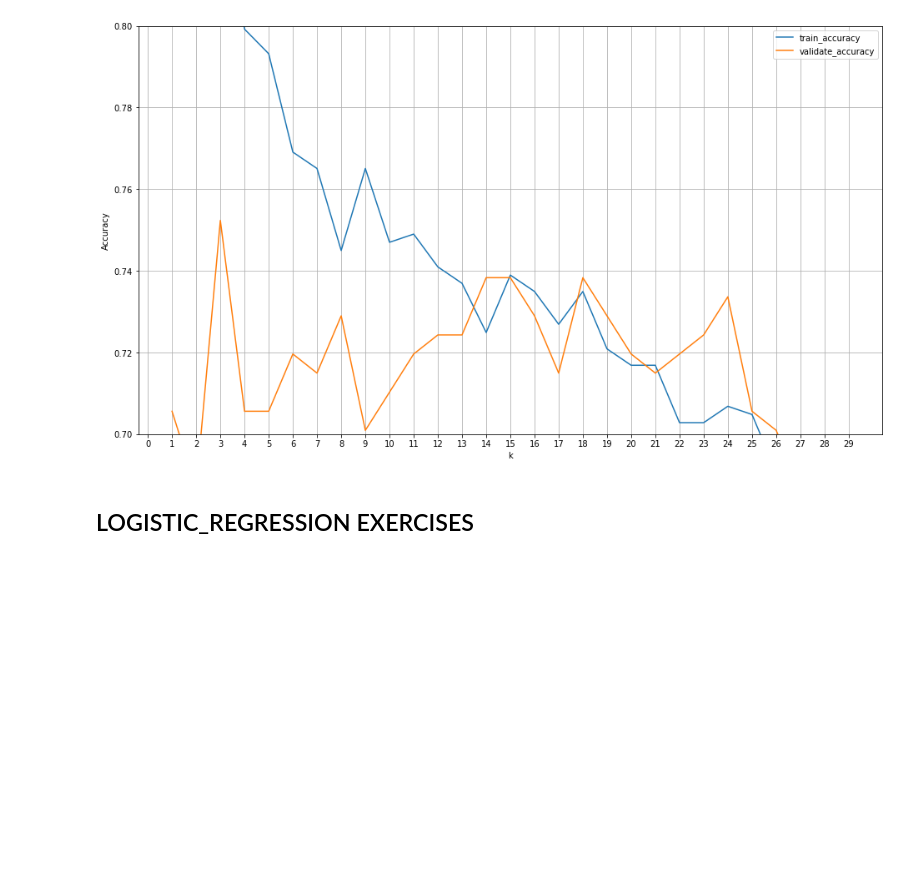
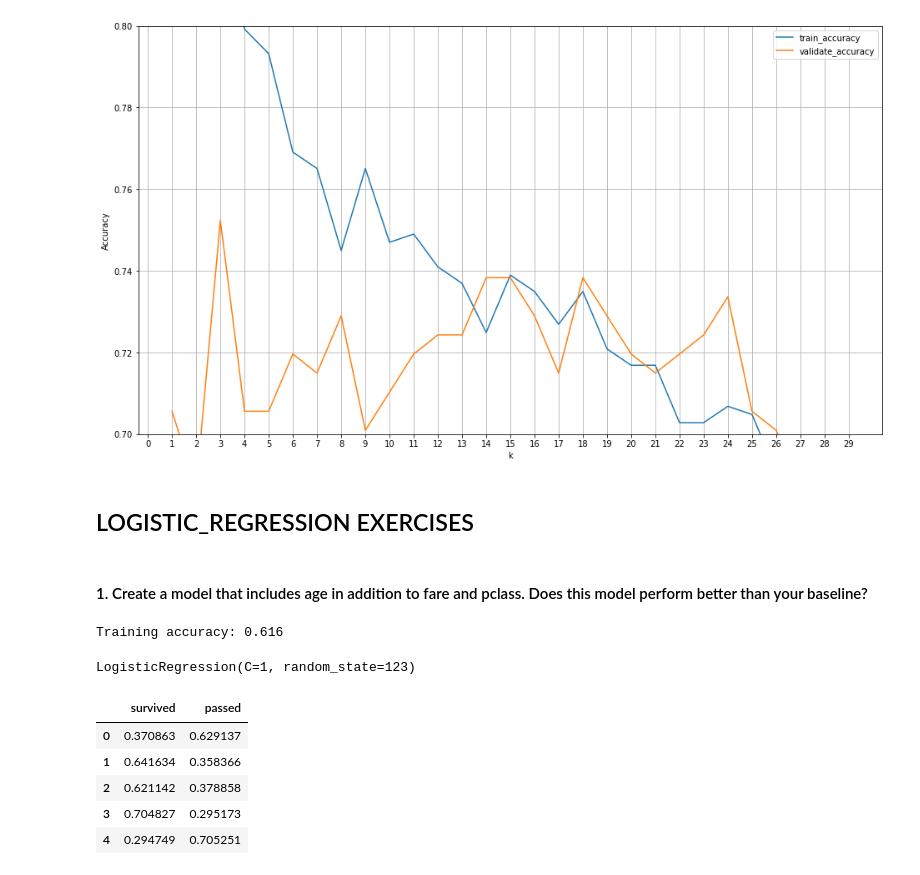
Before and after one commit to JaredVahle/classification-exercises, a Jupyter notebook: model.ipynb, the cells around one changed output. Saved outputs shown, nothing was run; the diff lists cells and outputs as text; code cells hidden in the pictures; blank space fills up the shorter version.

```diff
--- a/model.ipynb
+++ b/model.ipynb
@@ -953,0 +961,25 @@ plt.grid()
+# %%
+train,validate,test= prepare.train_validate_test_split(df, target = "survived", seed = 123)
+# %%
+X_train1 = train.drop(columns=['survived'])
+y_train1 = train.survived
+
+X_validate1 = validate.drop(columns=['survived'])
+y_validate1 = validate.survived
+
+X_test1 = test.drop(columns=['survived'])
+y_test1 = test.survived
+# %% [markdown]
+#### 1. Create a model that includes age in addition to fare and pclass. Does this model perform better than your baseline?
+# %%
+# our accuracy to beat
+accuracy = round(model.score(X_train, y_train), 3)
+print(f'Training accuracy: {accuracy}')
+# %% [output]
+Training accuracy: 0.616
+# %%
+logit1 = LogisticRegression(C=1, random_state=123)
+# %%
+logit1.fit(X_train1, y_train1)
+# %% [output]
+LogisticRegression(C=1, random_state=123)
@@ -953,0 +988,11 @@ plt.grid()
+# %%
+y_pred_proba = logit1.predict_proba(X_train1)
+y_pred_proba = pd.DataFrame(y_pred_proba, columns = ['survived', 'passed'])
+y_pred_proba.head()
+# %% [output]
+|  | survived | passed |
+| 0 | 0.370863 | 0.629137 |
+| 1 | 0.641634 | 0.358366 |
+| 2 | 0.621142 | 0.378858 |
+| 3 | 0.704827 | 0.295173 |
+| 4 | 0.294749 | 0.705251 |
```
Also changed, not shown: parts of 42 cells of this notebook, 1 other file.
